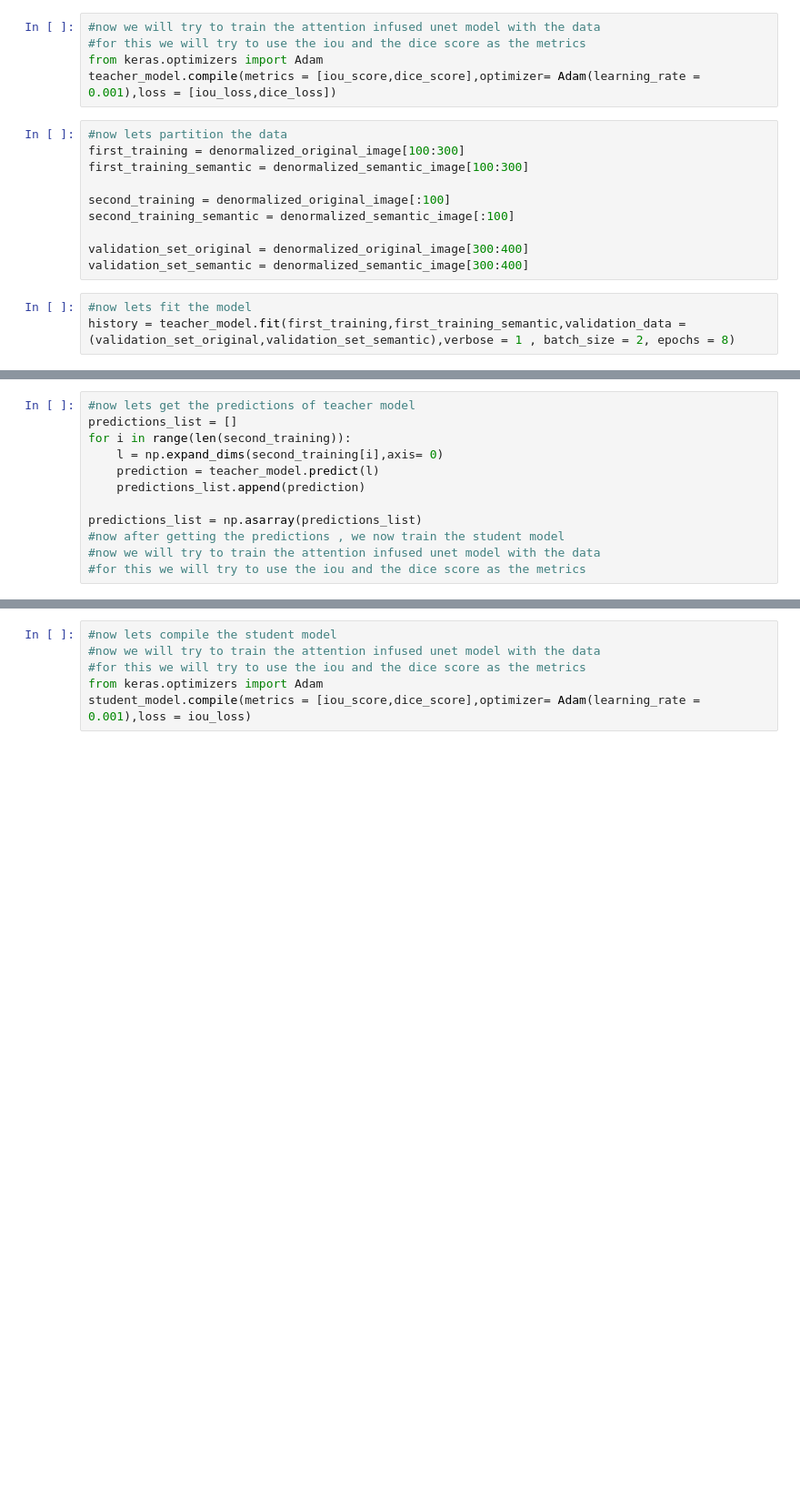
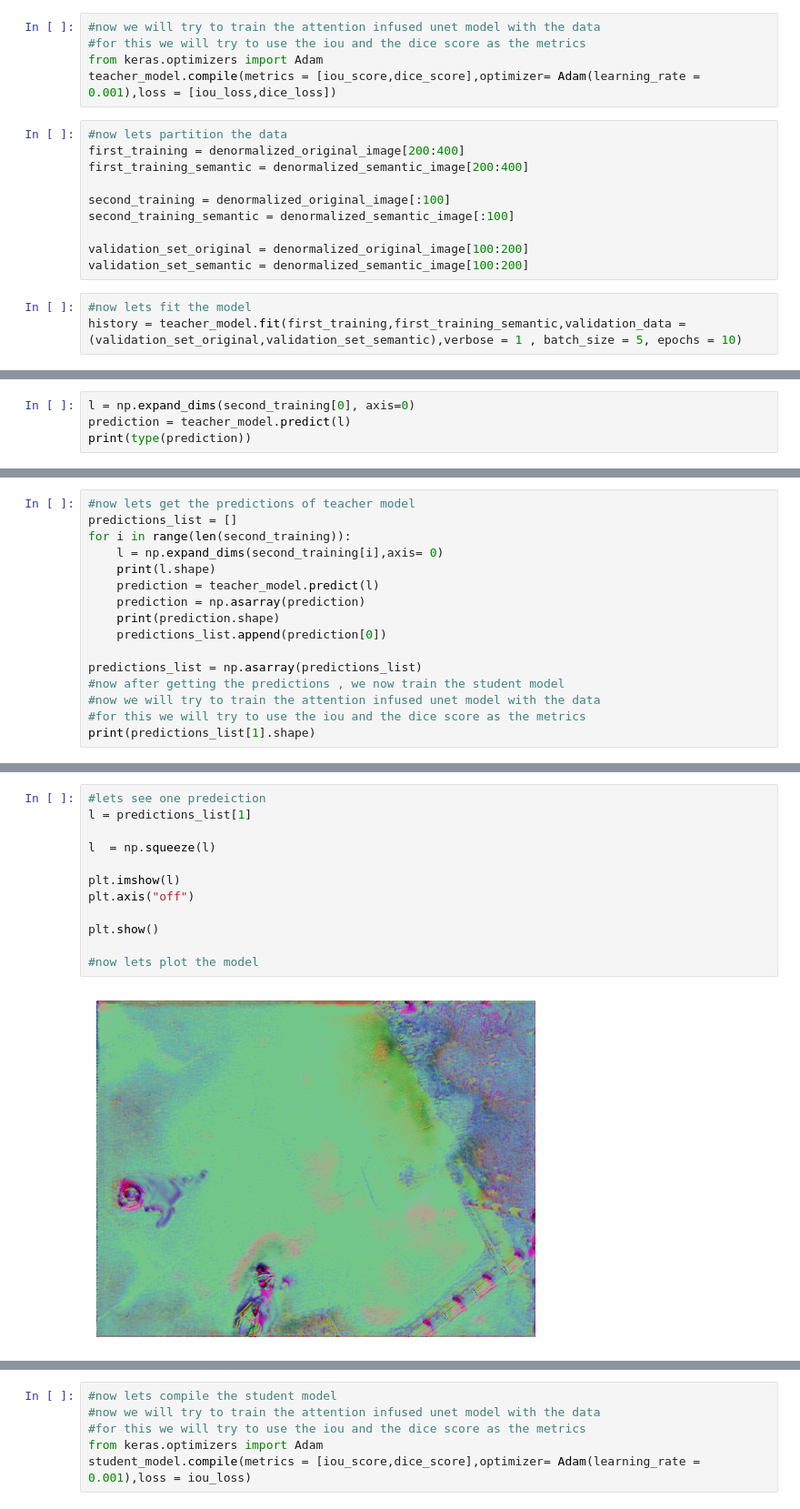
Before and after one commit to Arpitsinghvampire/computer_vision, a Jupyter notebook: drone-dataset.ipynb, the cells around one changed output, grey strips where cells are left out. Shown at 91% size. Saved outputs shown, nothing was run; the diff lists cells and outputs as text; blank space fills up the shorter version.

```diff
--- a/drone-dataset.ipynb
+++ b/drone-dataset.ipynb
@@ -413,15 +429,15 @@ from keras.optimizers import Adam
 teacher_model.compile(metrics = [iou_score,dice_score],optimizer= Adam(learning_rate = 0.001),loss = [iou_loss,dice_loss])
 # %%
 #now lets partition the data
-first_training = denormalized_original_image[100:300]
-first_training_semantic = denormalized_semantic_image[100:300]
+first_training = denormalized_original_image[200:400]
+first_training_semantic = denormalized_semantic_image[200:400]
 
 second_training = denormalized_original_image[:100]
 second_training_semantic = denormalized_semantic_image[:100]
 
-validation_set_original = denormalized_original_image[300:400]
-validation_set_semantic = denormalized_semantic_image[300:400]
+validation_set_original = denormalized_original_image[100:200]
+validation_set_semantic = denormalized_semantic_image[100:200]
 # %%
 #now lets fit the model
-history = teacher_model.fit(first_training,first_training_semantic,validation_data = (validation_set_original,validation_set_semantic),verbose = 1 , batch_size = 2, epochs = 8)
+history = teacher_model.fit(first_training,first_training_semantic,validation_data = (validation_set_original,validation_set_semantic),verbose = 1 , batch_size = 5, epochs = 10)
 # %% [output]
@@ -443,0 +464,4 @@ Epoch 8/8
+# %%
+l = np.expand_dims(second_training[0], axis=0)
+prediction = teacher_model.predict(l)
+print(type(prediction))
@@ -446,11 +473,15 @@ Epoch 8/8
 predictions_list = []
 for i in range(len(second_training)):
     l = np.expand_dims(second_training[i],axis= 0)
+    print(l.shape)
     prediction = teacher_model.predict(l)
-    predictions_list.append(prediction)
+    prediction = np.asarray(prediction)
+    print(prediction.shape)
+    predictions_list.append(prediction[0])
 
 predictions_list = np.asarray(predictions_list)
 #now after getting the predictions , we now train the student model
 #now we will try to train the attention infused unet model with the data
 #for this we will try to use the iou and the dice score as the metrics
+print(predictions_list[1].shape)
 # %% [output]
@@ -474,3 +505,17 @@ predictions_list = np.asarray(predictions_list)
+# %%
+#lets see one predeiction
+l = predictions_list[1]
+
+l  = np.squeeze(l)
+
+plt.imshow(l)
+plt.axis("off")
+
+plt.show()
+
+#now lets plot the model
+# %% [output]
+[figure, added]
 # %%
 #now lets create the student model
 from tensorflow.keras.layers import Input, Conv2D, AveragePooling2D, UpSampling2D, Concatenate
```
Also changed, not shown: parts of 8 cells of this notebook.
